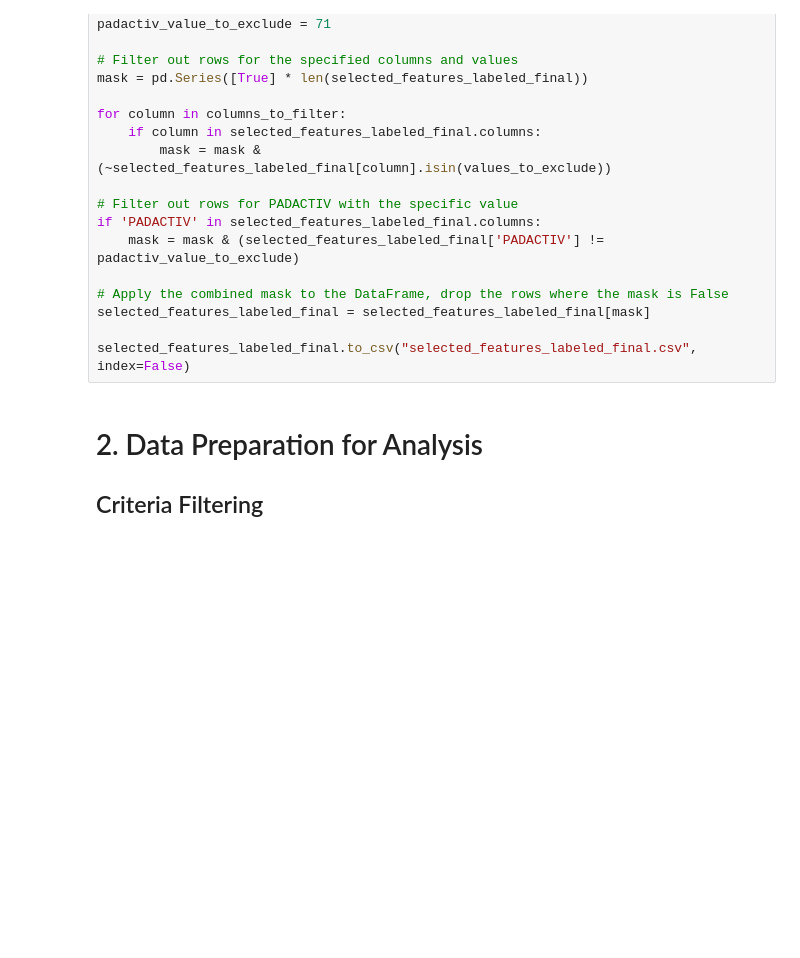
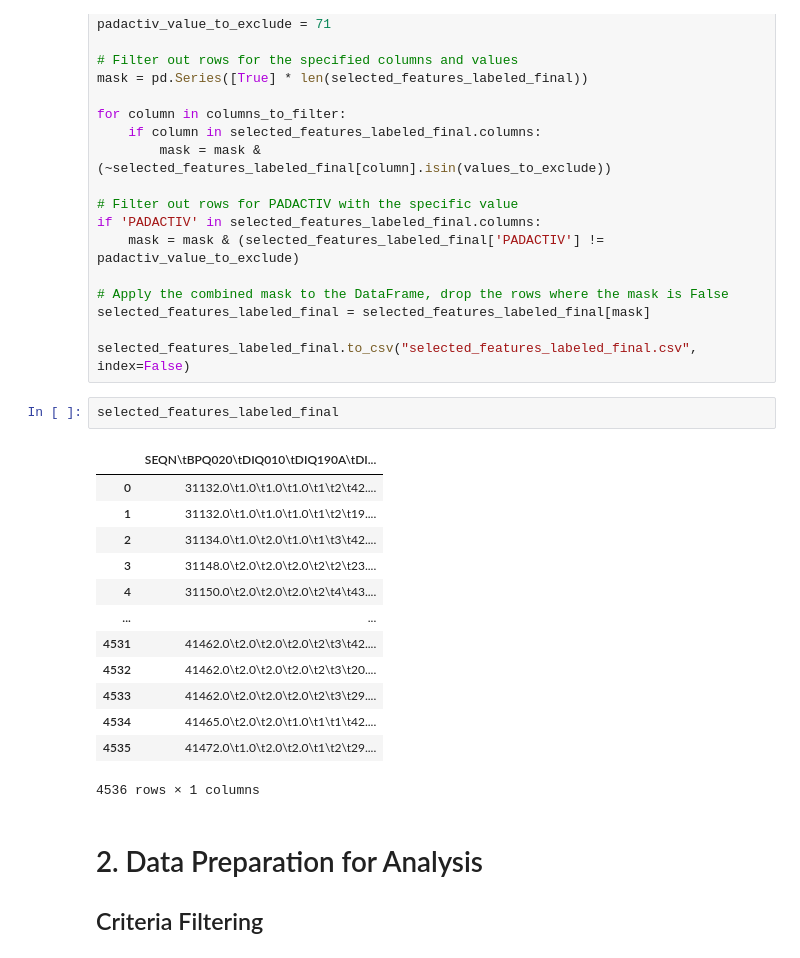
Before and after one commit to BK5102/FURI_Research-Project, a Jupyter notebook: final_analysis.ipynb, the cells around one changed output. Drawn from its saved outputs; the diff is of its cells as text; blank space fills up the shorter version.

```diff
--- a/final_analysis.ipynb
+++ b/final_analysis.ipynb
@@ -64,6 +88,22 @@ if 'PADACTIV' in selected_features_labeled_final.columns:
 selected_features_labeled_final = selected_features_labeled_final[mask]
 
 selected_features_labeled_final.to_csv("selected_features_labeled_final.csv", index=False)
+# %%
+selected_features_labeled_final
+# %% [output]
+|  | SEQN\tBPQ020\tDIQ010\tDIQ190A\tDI... |
+| 0 | 31132.0\t1.0\t1.0\t1.0\t1\t2\t42.... |
+| 1 | 31132.0\t1.0\t1.0\t1.0\t1\t2\t19.... |
+| 2 | 31134.0\t1.0\t2.0\t1.0\t1\t3\t42.... |
+| 3 | 31148.0\t2.0\t2.0\t2.0\t2\t2\t23.... |
+| 4 | 31150.0\t2.0\t2.0\t2.0\t2\t4\t43.... |
+| ... | ... |
+| 4531 | 41462.0\t2.0\t2.0\t2.0\t2\t3\t42.... |
+| 4532 | 41462.0\t2.0\t2.0\t2.0\t2\t3\t20.... |
+| 4533 | 41462.0\t2.0\t2.0\t2.0\t2\t3\t29.... |
+| 4534 | 41465.0\t2.0\t2.0\t1.0\t1\t1\t42.... |
+| 4535 | 41472.0\t1.0\t2.0\t2.0\t1\t2\t29.... |
+4536 rows × 1 columns
 # %% [markdown]
 # 2. Data Preparation for Analysis
 ## Criteria Filtering
```
Also changed, not shown: parts of 11 cells of this notebook.
